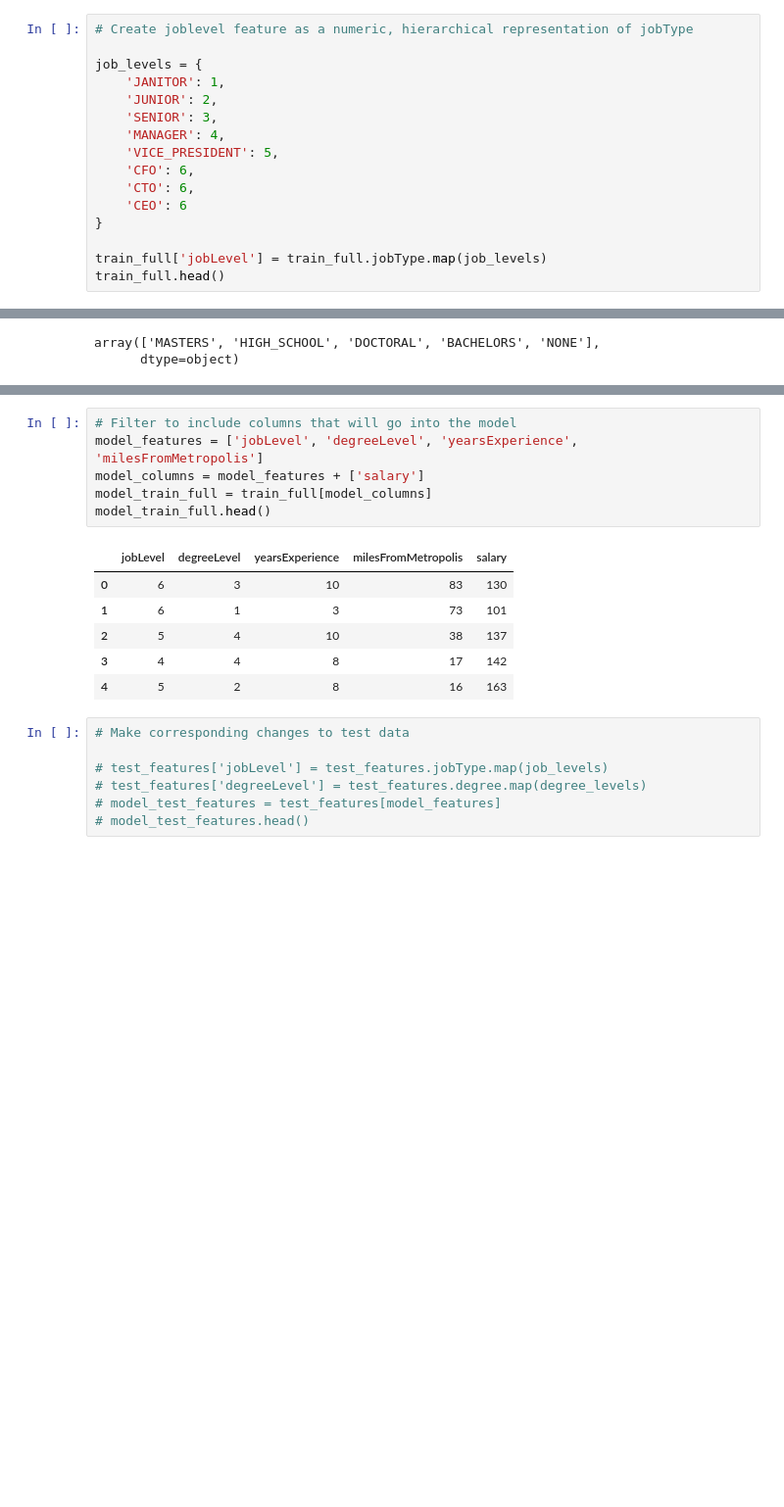
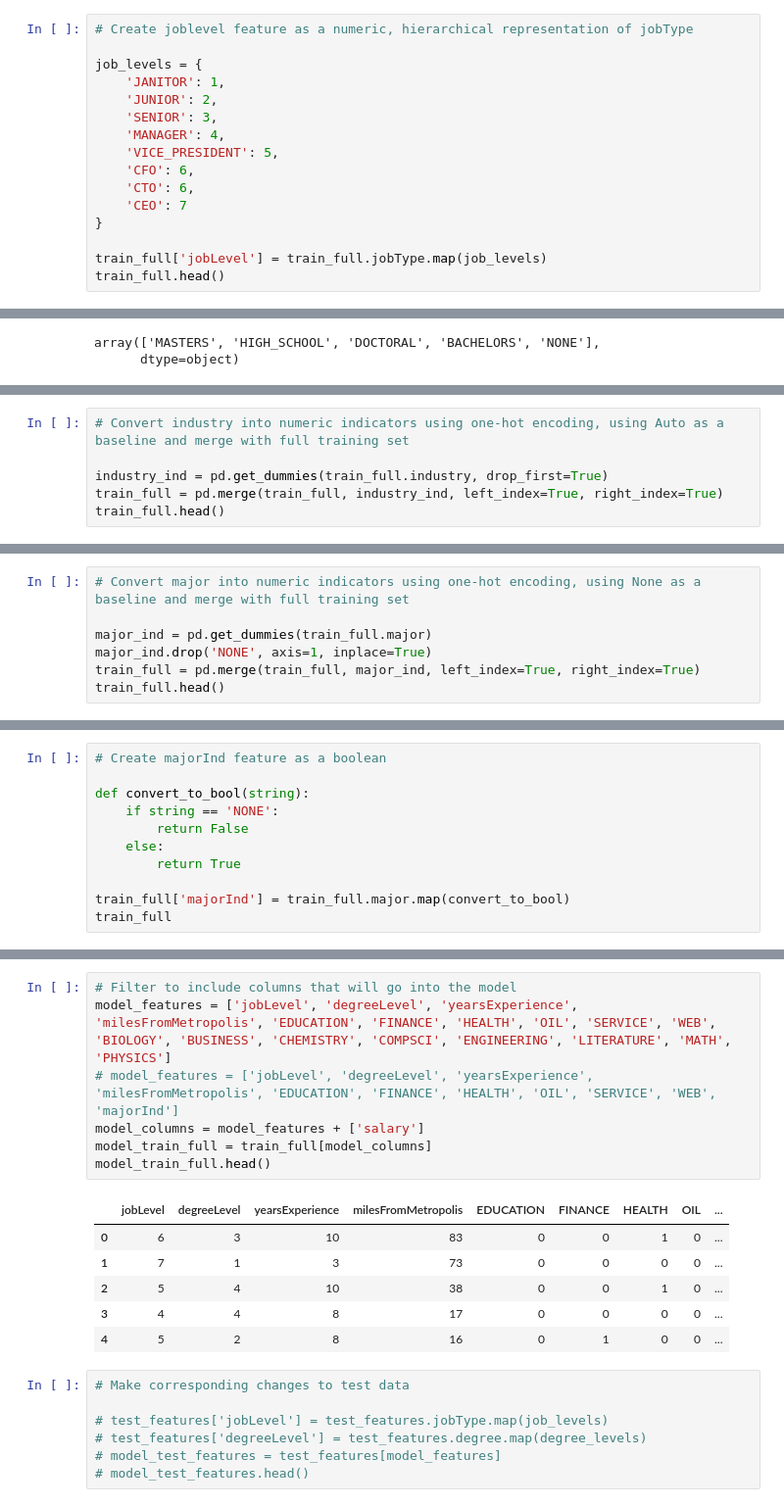
Before and after one commit to albert-ntiri/salary_prediction_project, a Jupyter notebook: Salary Prediction Notebook.ipynb, the cells around one changed output, grey strips where cells are left out. Shown at 98% size. Saved outputs shown, nothing was run; the diff lists cells and outputs as text; blank space fills up the shorter version.

Commit message:
Improved model to 74% R2 585 MSE

```diff
--- a/Salary Prediction Notebook.ipynb
+++ b/Salary Prediction Notebook.ipynb
@@ -287,7 +304,7 @@ job_levels = {
     'VICE_PRESIDENT': 5,
     'CFO': 6,
     'CTO': 6,
-    'CEO': 6
+    'CEO': 7
 }
 
 train_full['jobLevel'] = train_full.jobType.map(job_levels)
@@ -324,3 +341,9 @@ train_full.head()
 | 2 | JOB1362684407689 | COMP52 | VICE_PRESIDENT | DOCTORAL | PHYSICS | HEALTH | 10 | 38 | ... |
 | 3 | JOB1362684407690 | COMP38 | MANAGER | DOCTORAL | CHEMISTRY | AUTO | 8 | 17 | ... |
 | 4 | JOB1362684407691 | COMP7 | VICE_PRESIDENT | BACHELORS | PHYSICS | FINANCE | 8 | 16 | ... |
+# %%
+# Convert industry into numeric indicators using one-hot encoding, using Auto as a baseline and merge with full training set
+
+industry_ind = pd.get_dummies(train_full.industry, drop_first=True)
+train_full = pd.merge(train_full, industry_ind, left_index=True, right_index=True)
+train_full.head()
@@ -326,0 +357,7 @@ train_full.head()
+# %%
+# Convert major into numeric indicators using one-hot encoding, using None as a baseline and merge with full training set
+
+major_ind = pd.get_dummies(train_full.major)
+major_ind.drop('NONE', axis=1, inplace=True)
+train_full = pd.merge(train_full, major_ind, left_index=True, right_index=True)
+train_full.head()
@@ -326,0 +372,11 @@ train_full.head()
+# %%
+# Create majorInd feature as a boolean
+
+def convert_to_bool(string):
+    if string == 'NONE':
+        return False
+    else:
+        return True
+
+train_full['majorInd'] = train_full.major.map(convert_to_bool)
+train_full
@@ -327,16 +397,17 @@ train_full.head()
 # %%
 # Filter to include columns that will go into the model
-model_features = ['jobLevel', 'degreeLevel', 'yearsExperience', 'milesFromMetropolis']
+model_features = ['jobLevel', 'degreeLevel', 'yearsExperience', 'milesFromMetropolis', 'EDUCATION', 'FINANCE', 'HEALTH', 'OIL', 'SERVICE', 'WEB', 'BIOLOGY', 'BUSINESS', 'CHEMISTRY', 'COMPSCI', 'ENGINEERING', 'LITERATURE', 'MATH', 'PHYSICS']
+# model_features = ['jobLevel', 'degreeLevel', 'yearsExperience', 'milesFromMetropolis', 'EDUCATION', 'FINANCE', 'HEALTH', 'OIL', 'SERVICE', 'WEB', 'majorInd']
 model_columns = model_features + ['salary']
 model_train_full = train_full[model_columns]
 model_train_full.head()
 # %% [output]
-|  | jobLevel | degreeLevel | yearsExperience | milesFromMetropolis | salary |
-| 0 | 6 | 3 | 10 | 83 | 130 |
-| 1 | 6 | 1 | 3 | 73 | 101 |
-| 2 | 5 | 4 | 10 | 38 | 137 |
-| 3 | 4 | 4 | 8 | 17 | 142 |
-| 4 | 5 | 2 | 8 | 16 | 163 |
+|  | jobLevel | degreeLevel | yearsExperience | milesFromMetropolis | EDUCATION | FINANCE | HEALTH | OIL | ... |
+| 0 | 6 | 3 | 10 | 83 | 0 | 0 | 1 | 0 | ... |
+| 1 | 7 | 1 | 3 | 73 | 0 | 0 | 0 | 0 | ... |
+| 2 | 5 | 4 | 10 | 38 | 0 | 0 | 1 | 0 | ... |
+| 3 | 4 | 4 | 8 | 17 | 0 | 0 | 0 | 0 | ... |
+| 4 | 5 | 2 | 8 | 16 | 0 | 1 | 0 | 0 | ... |
 # %%
 # Make corresponding changes to test data
 
```
Also changed, not shown: parts of 11 cells of this notebook.
